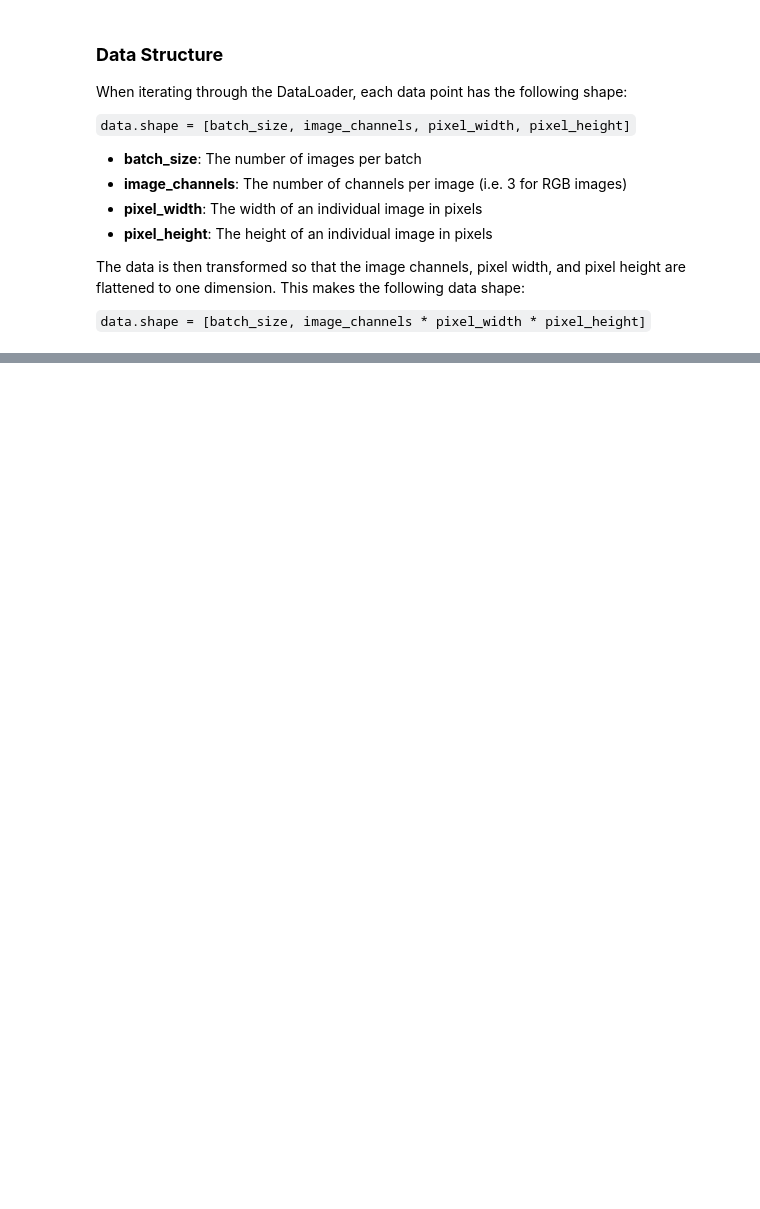
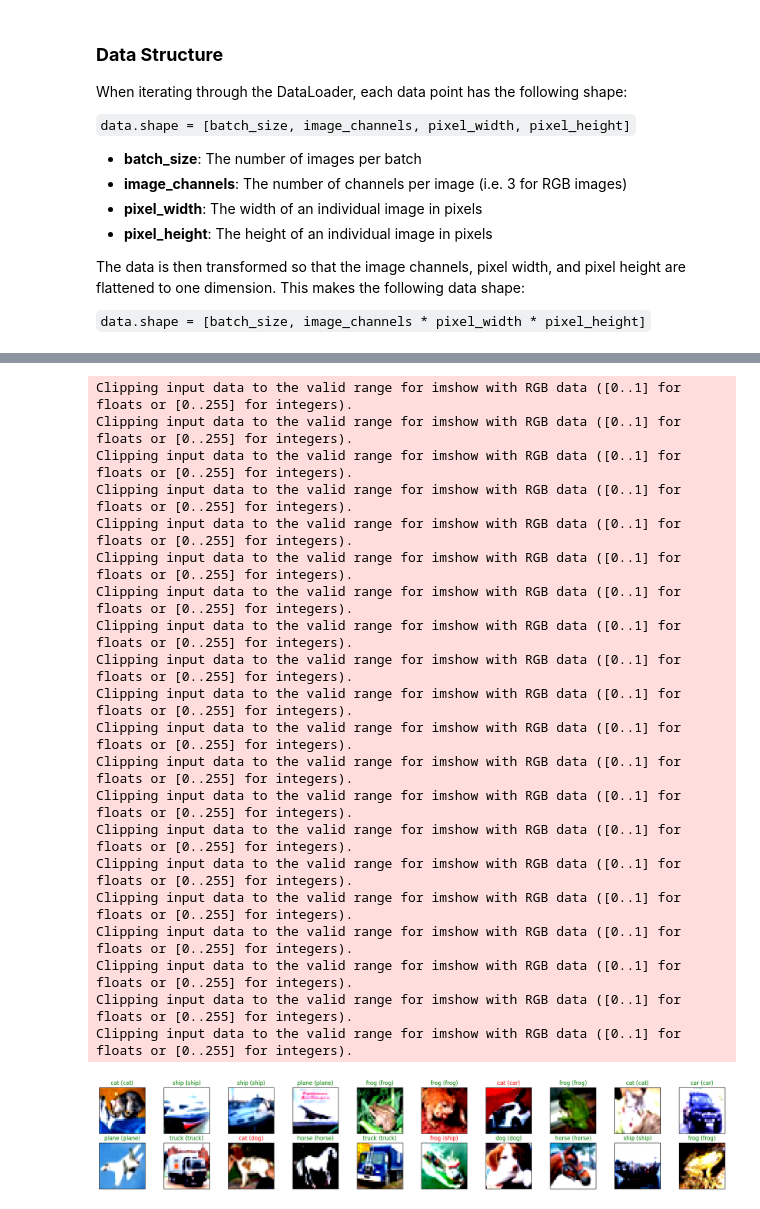
Before and after one commit to nvan21/Image-Classification-Tutorials, a Jupyter notebook: CIFAR.ipynb, the cells around one changed output, grey strips where cells are left out. Cells and saved outputs as stored; diff of their text form; code cells hidden in the pictures; blank space fills up the shorter version.

```diff
--- a/CIFAR.ipynb
+++ b/CIFAR.ipynb
@@ -175,0 +222,24 @@ torch.save(cnet.state_dict(), "model.pt")
+# %%
+correct_classes = list(0 for _ in range(10))
+total_classes = list(0 for _ in range(10))
+
+# It's important to set the model to eval mode to ignore the dropout layer
+cnet.eval()
+with torch.no_grad():
+    for images, labels in test_loader:
+        images, labels = images.to(device), labels.to(device)
+        _, predicted = torch.max(cnet(images), 1)
+        correct = predicted.eq(labels)
+
+        for idx in range(len(labels)):
+            label = labels[idx]
+            correct_classes[label] += correct[label].item()
+            total_classes[label] += 1
+
+for idx in range(10):
+    class_accuracy = round(correct_classes[idx] / total_classes[idx] * 100, 2)
+    print(f"Testing accuracy of {classes[idx]}: {class_accuracy}% ({correct_classes[idx]}/{total_classes[idx]})")
+
+overall_correct = np.sum(correct_classes)
+overall_total = np.sum(total_classes)
+print(f"\n Testing accuracy overall: {round(overall_correct / overall_total * 100, 2)} % ({overall_correct}/{overall_total})")
@@ -175,0 +263,41 @@ torch.save(cnet.state_dict(), "model.pt")
+# %%
+def imshow(img):
+    img = img / 2 + 0.5
+    plt.imshow(np.transpose(img, (1,2,0)))
+
+data_iter = iter(test_loader)
+images, labels = next(data_iter)
+images = images.to(device)
+
+_, predictions = torch.max(cnet(images), 1)
+
+images = images.cpu().numpy() if device == torch.device("cuda") else images.numpy()
+
+fig = plt.figure(figsize=(25,4))
+for idx in np.arange(20):
+    ax = fig.add_subplot(2, int(20/2), idx+1, xticks=[], yticks=[])
+    imshow(images[idx])
+    color = "green" if predictions[idx] == labels[idx].item() else "red"
+    ax.set_title(f"{classes[predictions[idx]]} ({(classes[labels[idx]])})", color=color)
+# %% [output]
+Clipping input data to the valid range for imshow with RGB data ([0..1] for floats or [0..255] for integers).
+Clipping input data to the valid range for imshow with RGB data ([0..1] for floats or [0..255] for integers).
+Clipping input data to the valid range for imshow with RGB data ([0..1] for floats or [0..255] for integers).
+Clipping input data to the valid range for imshow with RGB data ([0..1] for floats or [0..255] for integers).
+Clipping input data to the valid range for imshow with RGB data ([0..1] for floats or [0..255] for integers).
+Clipping input data to the valid range for imshow with RGB data ([0..1] for floats or [0..255] for integers).
+Clipping input data to the valid range for imshow with RGB data ([0..1] for floats or [0..255] for integers).
+Clipping input data to the valid range for imshow with RGB data ([0..1] for floats or [0..255] for integers).
+Clipping input data to the valid range for imshow with RGB data ([0..1] for floats or [0..255] for integers).
+Clipping input data to the valid range for imshow with RGB data ([0..1] for floats or [0..255] for integers).
+Clipping input data to the valid range for imshow with RGB data ([0..1] for floats or [0..255] for integers).
+Clipping input data to the valid range for imshow with RGB data ([0..1] for floats or [0..255] for integers).
+Clipping input data to the valid range for imshow with RGB data ([0..1] for floats or [0..255] for integers).
+Clipping input data to the valid range for imshow with RGB data ([0..1] for floats or [0..255] for integers).
+Clipping input data to the valid range for imshow with RGB data ([0..1] for floats or [0..255] for integers).
+Clipping input data to the valid range for imshow with RGB data ([0..1] for floats or [0..255] for integers).
+Clipping input data to the valid range for imshow with RGB data ([0..1] for floats or [0..255] for integers).
+Clipping input data to the valid range for imshow with RGB data ([0..1] for floats or [0..255] for integers).
+Clipping input data to the valid range for imshow with RGB data ([0..1] for floats or [0..255] for integers).
+Clipping input data to the valid range for imshow with RGB data ([0..1] for floats or [0..255] for integers).
+[figure, added]
```
Also changed, not shown: parts of 13 cells of this notebook, 3 other files.
